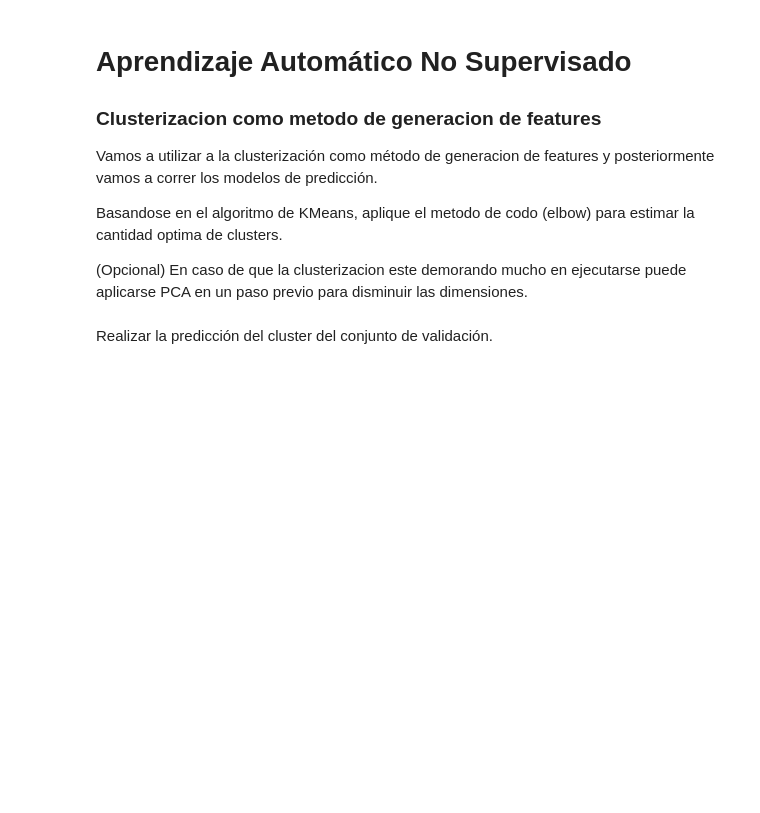
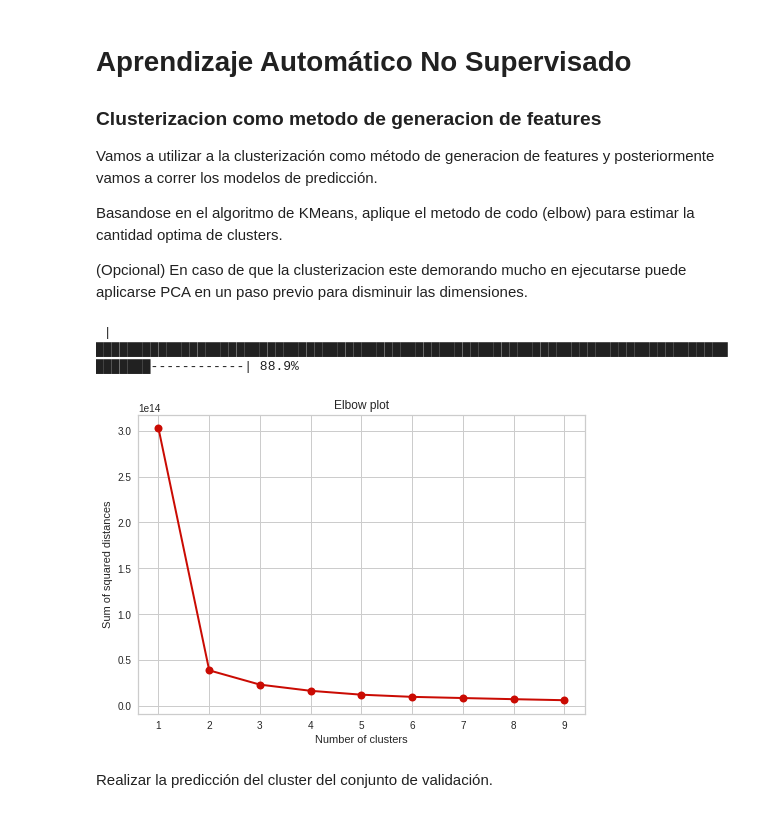
Before and after one commit to georeference-ML-mentoria/AprendizajeAutomatico-, a Jupyter notebook: 4_1_TPractico_Aprendizaje_Automatico_Javi.ipynb, the cells around one changed output. Cells and saved outputs as stored; diff of their text form; code cells hidden in the pictures; blank space fills up the shorter version.

```diff
--- a/4_1_TPractico_Aprendizaje_Automatico_Javi.ipynb
+++ b/4_1_TPractico_Aprendizaje_Automatico_Javi.ipynb
@@ -679,5 +682,22 @@ Vamos a utilizar a la clusterización como método de generacion de features y p
 Basandose en el algoritmo de KMeans, aplique el metodo de codo (elbow) para estimar la cantidad optima de clusters.
 
 (Opcional) En caso de que la clusterizacion este demorando mucho en ejecutarse puede aplicarse PCA en un paso previo para disminuir las dimensiones.
+# %%
+inertia_values = []
+n_clusters_range = range(1, 10)
+for i, n_clusters in enumerate(n_clusters_range):
+    k_means_model = KMeans(n_clusters=n_clusters)
+    k_means_model.fit(pd.concat([X_train, X_valid]))
+    inertia_values.append(k_means_model.inertia_)
+    print_progress_bar(i, len(n_clusters_range))
+
+plt.plot(n_clusters_range, inertia_values, 'ro-', markersize=8, lw=2)
+plt.xlabel('Number of clusters')
+plt.ylabel('Sum of squared distances')
+plt.title('Elbow plot')
+plt.show()
+# %% [output]
+ |████████████████████████████████████████████████████████████████████████████████████████------------| 88.9%
+[figure, added]
 # %% [markdown]
 Realizar la predicción del cluster del conjunto de validación.
```
Also changed, not shown: parts of 17 cells of this notebook.
